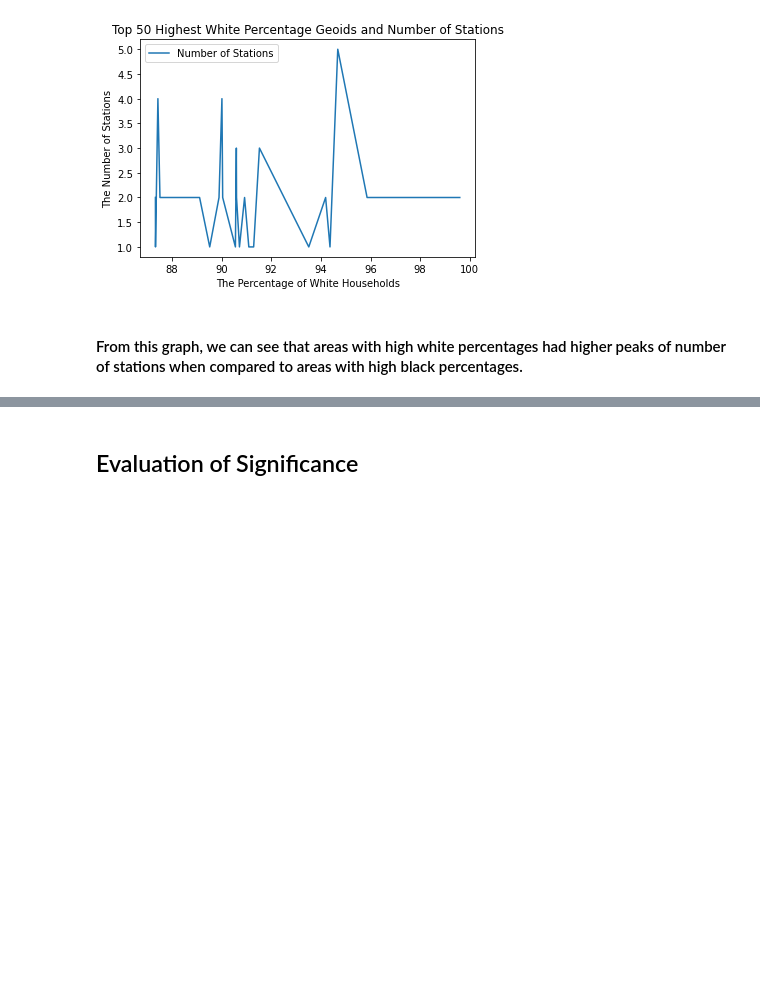
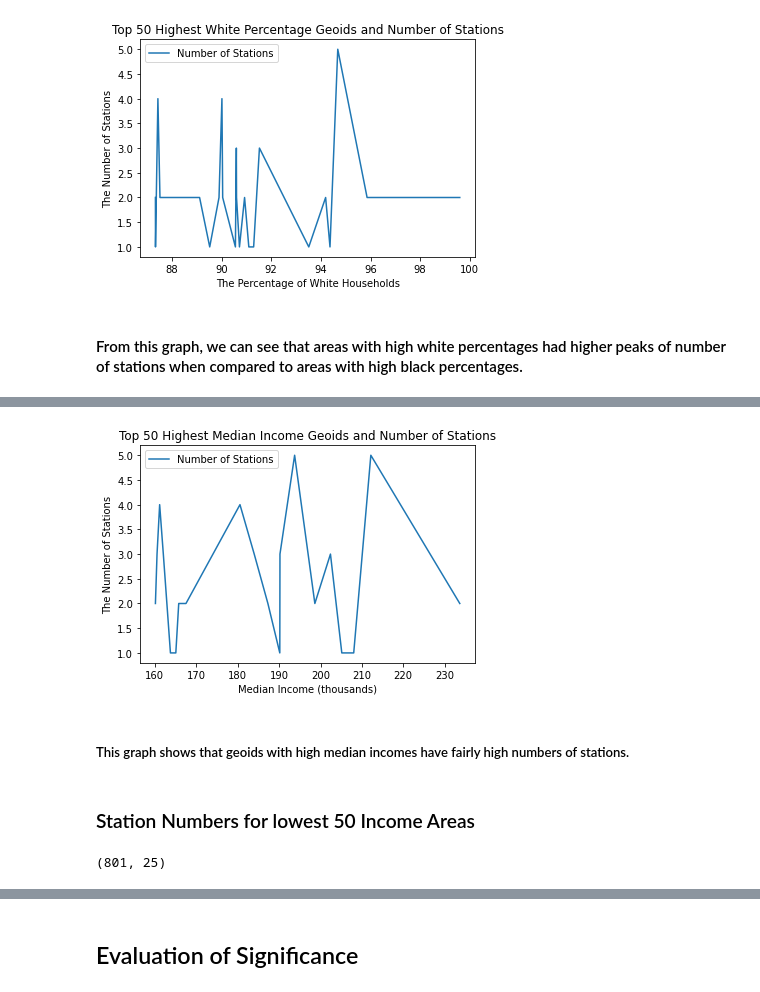
Before and after one commit to shljessie/INFO-2950, a Jupyter notebook: project_phase_submissions/phase4.ipynb, the cells around one changed output, grey strips where cells are left out. Drawn from its saved outputs; the diff is of its cells as text; code cells hidden in the pictures; blank space fills up the shorter version.

```diff
--- a/project_phase_submissions/phase4.ipynb
+++ b/project_phase_submissions/phase4.ipynb
@@ -1043,0 +998,21 @@ plt.show()
+# %%
+plt.plot(temp_top_income['2017 median income']/1000, temp_top_income['num_stations'], label ="Number of Stations")
+plt.legend()
+plt.xlabel("Median Income (thousands)")
+plt.ylabel("The Number of Stations")
+plt.title("Top 50 Highest Median Income Geoids and Number of Stations")
+plt.show()
+# %% [output]
+[figure, added]
+# %% [markdown]
+##### This graph shows that geoids with high median incomes have fairly high numbers of stations.
+# %% [markdown]
+### Station Numbers for lowest 50 Income Areas
+# %%
+temp_bottom_income = total_cmbnd.sort_values(by ='2017 median income')
+temp_bottom_income = temp_bottom_income[:50]
+temp_bottom_income.reset_index()
+temp_bottom_income.shape
+total_cmbnd.shape
+# %% [output]
+(801, 25)
```
Also changed, not shown: parts of 34 cells of this notebook, 1 other file.
